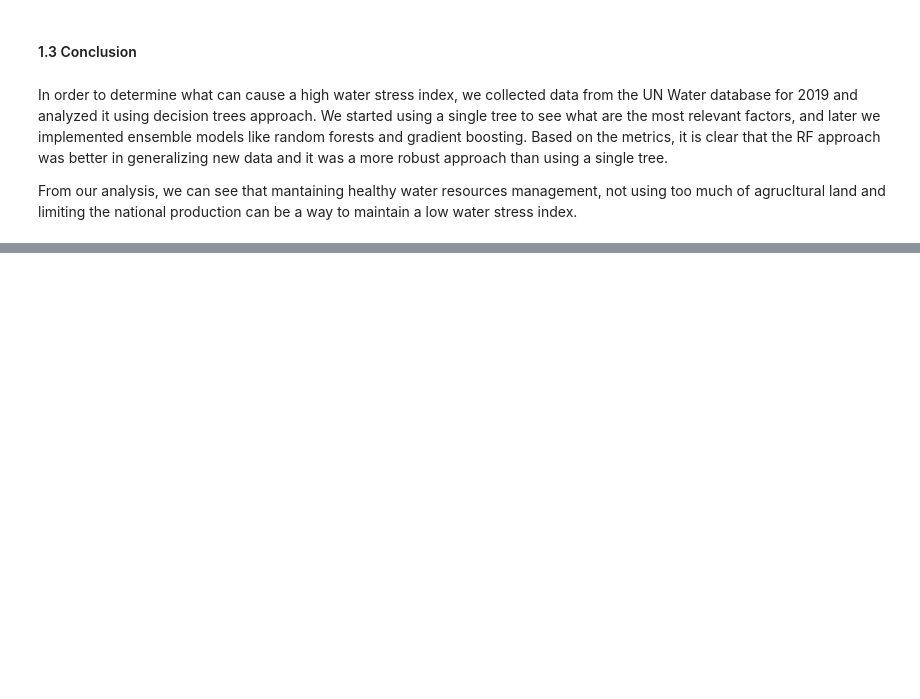
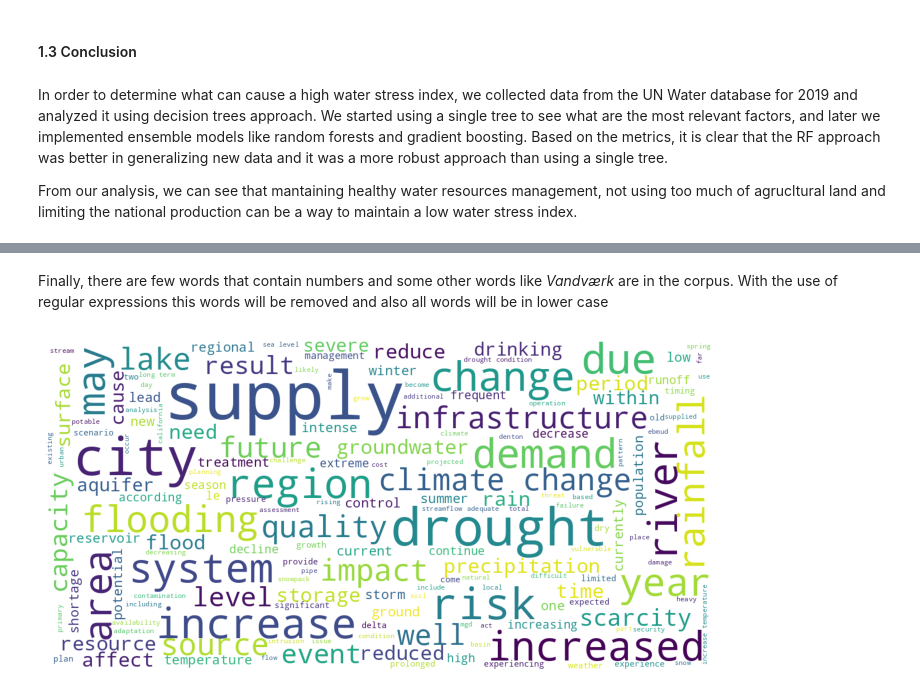
Before and after one commit to jjbuitrago/MDA_water_stress, a Jupyter notebook: project.ipynb, the cells around one changed output, grey strips where cells are left out. Cells and saved outputs as stored; diff of their text form; code cells hidden in the pictures; blank space fills up the shorter version.

```diff
--- a/project.ipynb
+++ b/project.ipynb
@@ -331,0 +361,3 @@ df_2017_actions[df_2017_actions["Account No"]==54100]
+# %%
+english_text = [text for text in target_text if is_english(text)]
+print(f"The percentage of english text according to the filter is {len(english_text)/len(target_text)}")
@@ -331,0 +401,10 @@ df_2017_actions[df_2017_actions["Account No"]==54100]
+# %%
+nltk.download("stopwords")
+from nltk.corpus import stopwords
+
+my_stopwords = stopwords.words("english")
+my_stopwords.extend(["water", "stress"])
+stop_words = set(my_stopwords)
+filtered_words = [word for word in tokenized_words if word.casefold() not in stop_words]
+
+filtered_words[:30]
@@ -331,0 +434,7 @@ df_2017_actions[df_2017_actions["Account No"]==54100]
+# %%
+nltk.download('wordnet')
+nltk.download('omw-1.4')
+lemmatizer = WordNetLemmatizer()
+lemmatized_words = [lemmatizer.lemmatize(word) for word in filtered_words]
+
+lemmatized_words[:30]
@@ -331,0 +465,27 @@ df_2017_actions[df_2017_actions["Account No"]==54100]
+# %% [markdown]
+Finally, there are few words that contain numbers and some other words like _Vandværk_ are in the corpus. With the use of regular expressions this words will be removed and also all words will be in lower case
+# %%
+final_words = [word.lower() for word in lemmatized_words if bool(re.match(r"[a-zA-Z]", word))]
+# %%
+# Create and generate a word cloud image
+words_string = " ".join(final_words)
+
+wordcloud = WordCloud(
+    background_color='white',
+    max_words=200,
+    max_font_size=40,
+    scale=3,
+    random_state=1  # chosen at random by flipping a coin; it was heads
+).generate(words_string)
+
+# Display the generated image:
+fig = plt.figure(1, figsize=(12, 12))
+plt.axis('off')
+# if title:
+#     fig.suptitle(title, fontsize=20)
+#     fig.subplots_adjust(top=2.3)
+
+plt.imshow(wordcloud)
+plt.show()
+# %% [output]
+[figure, added]
```
Also changed, not shown: parts of 24 cells of this notebook, 1 other file.
